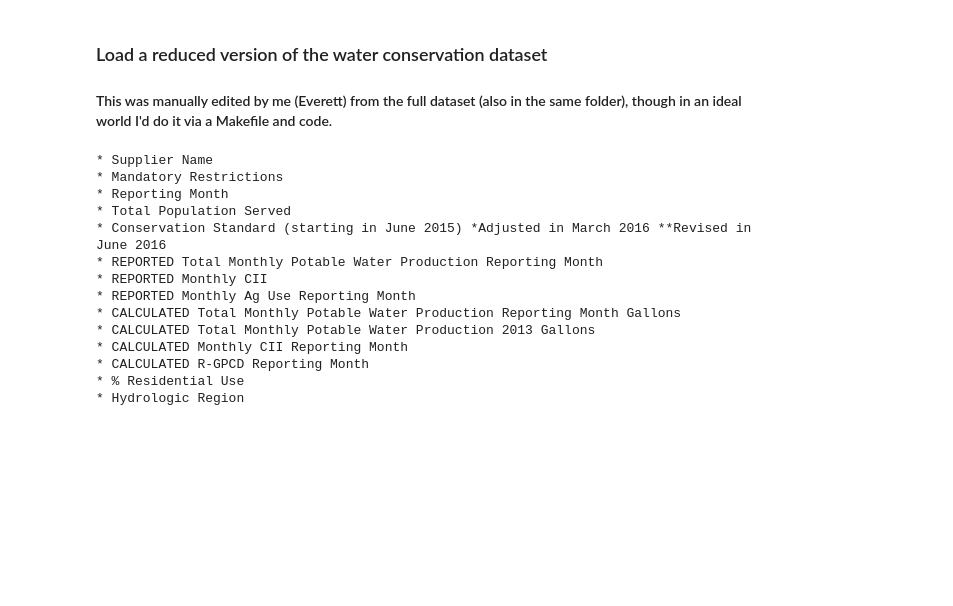
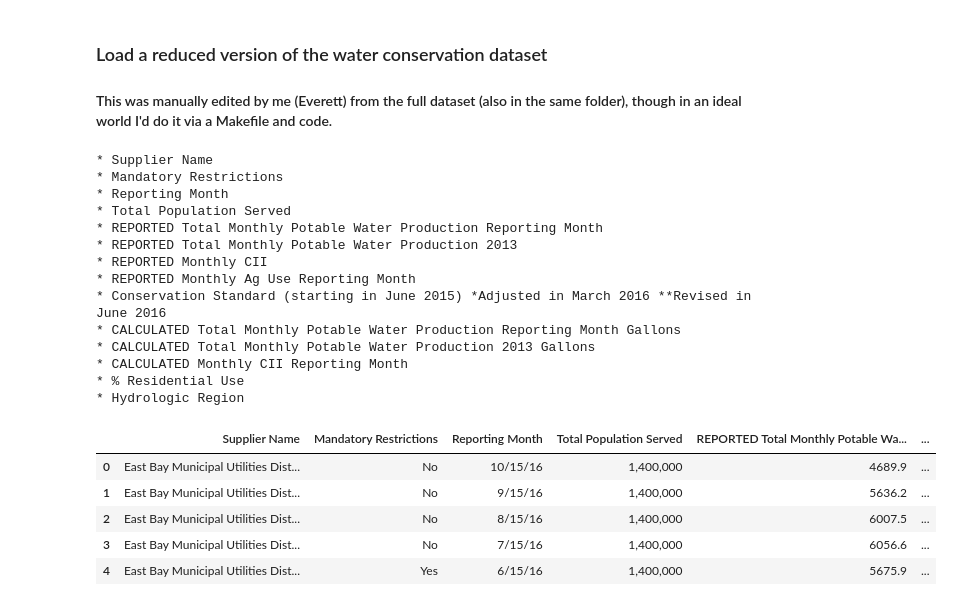
Before and after one commit to bayesimpact/water, a Jupyter notebook: exploration/water_usage_prediction.ipynb, the cells around one changed output. Cells and saved outputs as stored; diff of their text form; code cells hidden in the pictures; blank space fills up the shorter version.

```diff
--- a/exploration/water_usage_prediction.ipynb
+++ b/exploration/water_usage_prediction.ipynb
@@ -19,24 +19,31 @@ DATA_DIR = "../data/"
 
 #### This was manually edited by me (Everett) from the full dataset (also in the same folder), though in an ideal world I'd do it via a Makefile and code.
 # %%
-df = pd.read_csv(DATA_DIR + "uw_supplier_data110116_edited.csv", encoding="latin-1")
+df = pd.read_csv(DATA_DIR + 'uw_supplier_data1201616_edited.csv', encoding="latin-1")
 df = df.rename(columns=dict((c, c.strip()) for c in df.columns))
 print("* " + "\n* ".join(df.columns))
+df.head()
 # %% [output]
 * Supplier Name
 * Mandatory Restrictions
 * Reporting Month
 * Total Population Served
-* Conservation Standard (starting in June 2015) *Adjusted in March 2016 **Revised in June 2016
 * REPORTED Total Monthly Potable Water Production Reporting Month
+* REPORTED Total Monthly Potable Water Production 2013
 * REPORTED Monthly CII
 * REPORTED Monthly Ag Use Reporting Month
+* Conservation Standard (starting in June 2015) *Adjusted in March 2016 **Revised in June 2016
 * CALCULATED Total Monthly Potable Water Production Reporting Month Gallons
 * CALCULATED Total Monthly Potable Water Production 2013 Gallons
 * CALCULATED Monthly CII Reporting Month
-* CALCULATED R-GPCD Reporting Month
 * % Residential Use
 * Hydrologic Region
+|  | Supplier Name | Mandatory Restrictions | Reporting Month | Total Population Served | REPORTED Total Monthly Potable Wa... | ... |
+| 0 | East Bay Municipal Utilities Dist... | No | 10/15/16 | 1,400,000 | 4689.9 | ... |
+| 1 | East Bay Municipal Utilities Dist... | No | 9/15/16 | 1,400,000 | 5636.2 | ... |
+| 2 | East Bay Municipal Utilities Dist... | No | 8/15/16 | 1,400,000 | 6007.5 | ... |
+| 3 | East Bay Municipal Utilities Dist... | No | 7/15/16 | 1,400,000 | 6056.6 | ... |
+| 4 | East Bay Municipal Utilities Dist... | Yes | 6/15/16 | 1,400,000 | 5675.9 | ... |
 # %%
 def numberize(i):
     """Convert a string like '100,000' into a float, like 100000.0
```
Also changed, not shown: parts of 6 cells of this notebook, 4 other files.
